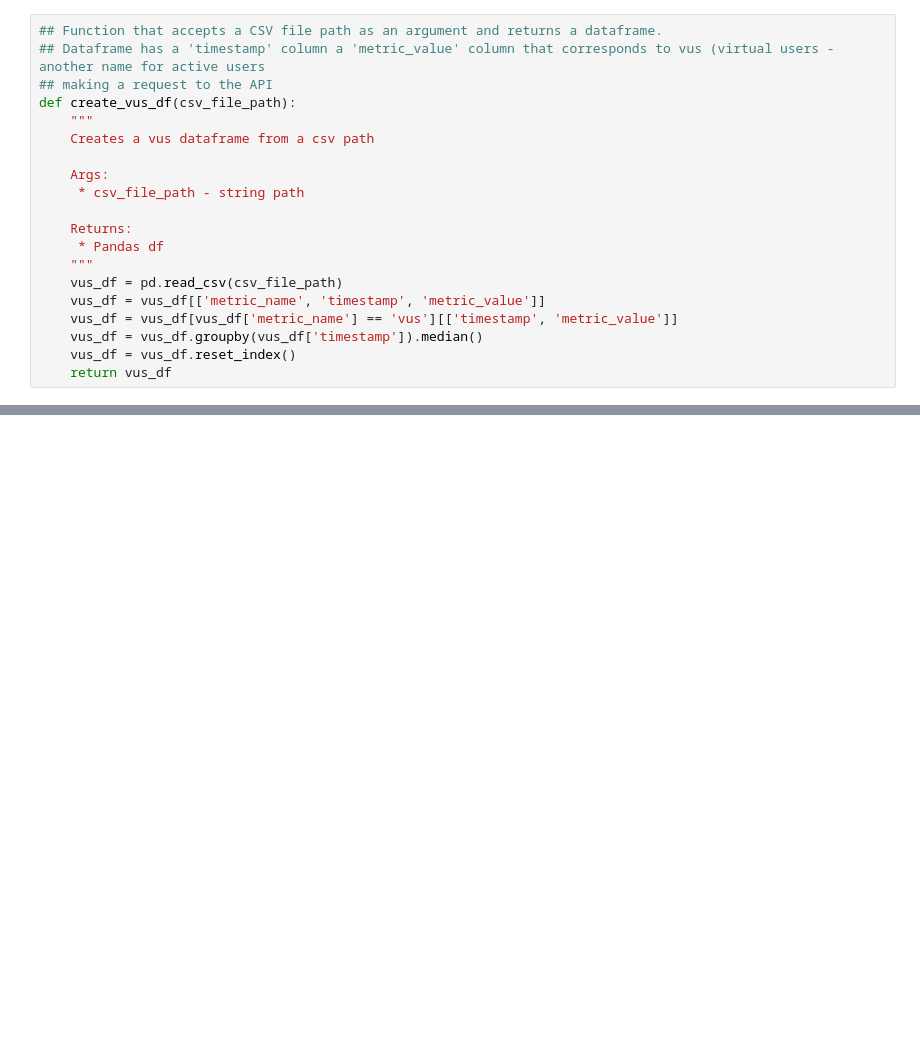
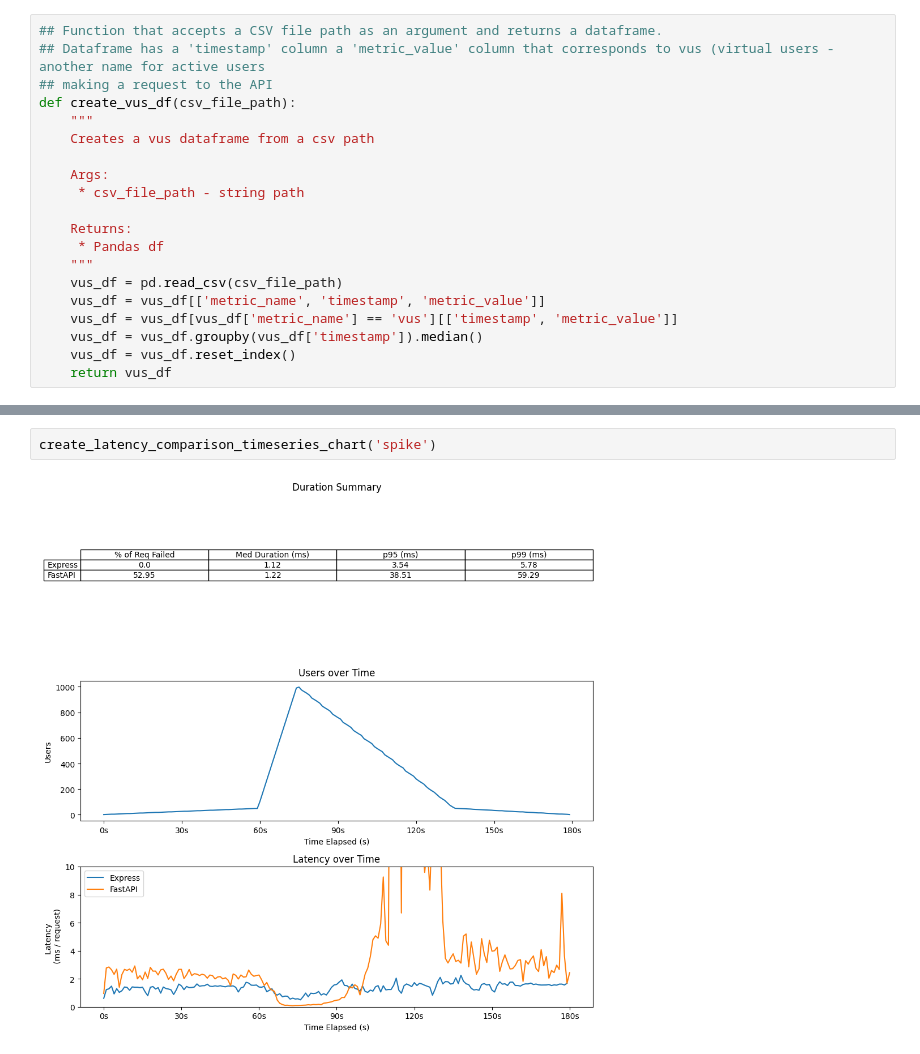
Before and after one commit to NateLeeP/api_load_test_project, a Jupyter notebook: timeseries_etl/timeseries_data_clean.ipynb, the cells around one changed output, grey strips where cells are left out. Saved outputs shown, nothing was run; the diff lists cells and outputs as text; blank space fills up the shorter version.

```diff
--- a/timeseries_etl/timeseries_data_clean.ipynb
+++ b/timeseries_etl/timeseries_data_clean.ipynb
@@ -179,0 +120,4 @@ pd.DataFrame(data)
+# %%
+create_latency_comparison_timeseries_chart('spike')
+# %% [output]
+[figure, added]
```
Also changed, not shown: parts of 11 cells of this notebook, 9 other files.
